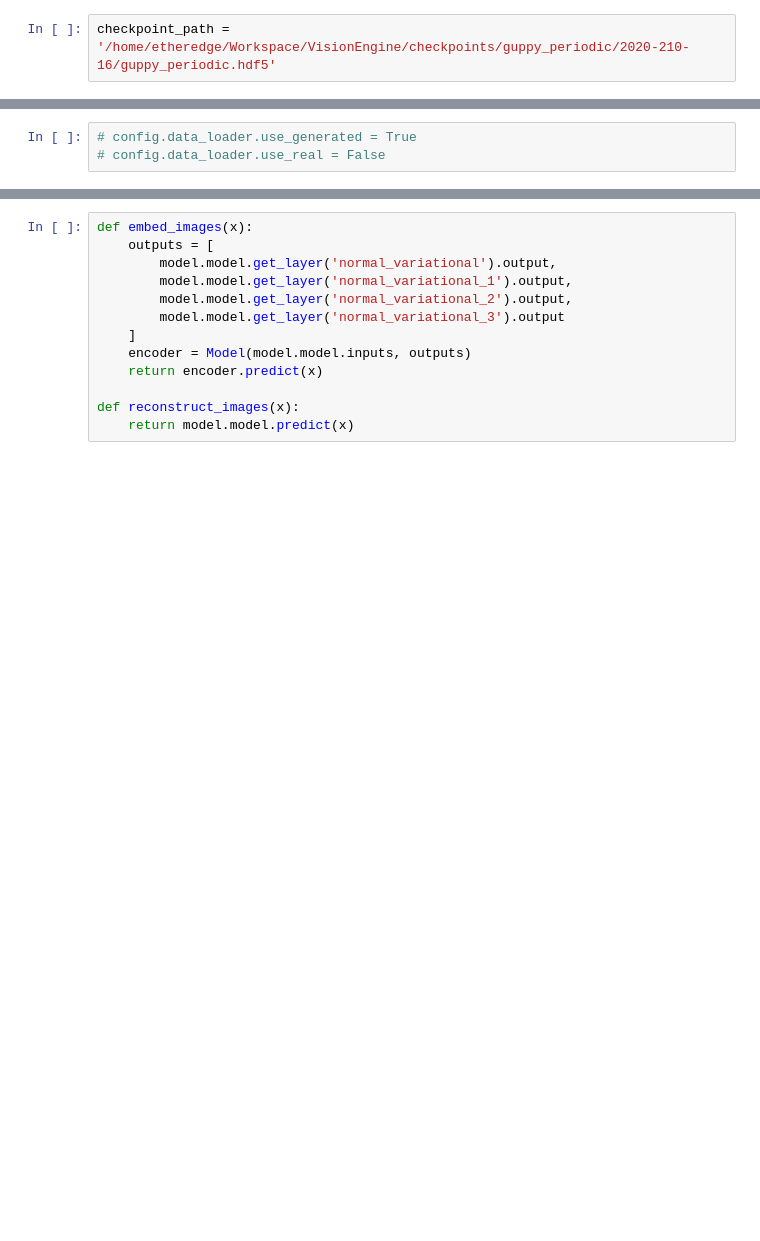
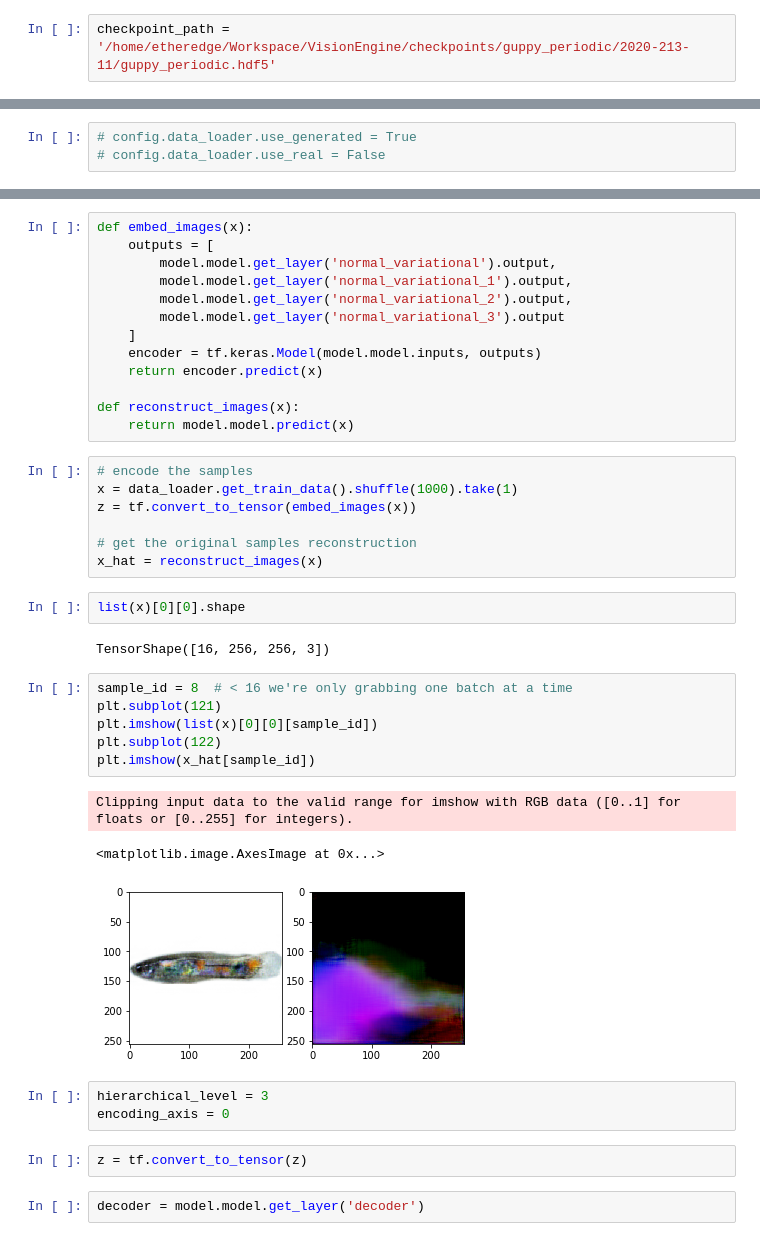
Before and after one commit to ietheredge/VisionEngine, a Jupyter notebook: notebooks/FeatureAttribution.ipynb, the cells around one changed output, grey strips where cells are left out. Drawn from its saved outputs; the diff is of its cells as text; blank space fills up the shorter version.

```diff
--- a/notebooks/FeatureAttribution.ipynb
+++ b/notebooks/FeatureAttribution.ipynb
@@ -15,5 +18,5 @@ pwd
 # %%
-checkpoint_path = '/home/etheredge/Workspace/VisionEngine/checkpoints/guppy_periodic/2020-210-16/guppy_periodic.hdf5'
+checkpoint_path = '/home/etheredge/Workspace/VisionEngine/checkpoints/guppy_periodic/2020-213-11/guppy_periodic.hdf5'
 # %%
 config_file = '/home/etheredge/Workspace/VisionEngine/VisionEngine/configs/guppy_periodic_config.json'
 config = process_config(config_file)
@@ -41,8 +118,36 @@ def embed_images(x):
         model.model.get_layer('normal_variational_2').output,
         model.model.get_layer('normal_variational_3').output
     ]
-    encoder = Model(model.model.inputs, outputs)
+    encoder = tf.keras.Model(model.model.inputs, outputs)
     return encoder.predict(x)
 
 def reconstruct_images(x):
     return model.model.predict(x)
+# %%
+# encode the samples
+x = data_loader.get_train_data().shuffle(1000).take(1)
+z = tf.convert_to_tensor(embed_images(x))
+
+# get the original samples reconstruction
+x_hat = reconstruct_images(x)
+# %%
+list(x)[0][0].shape
+# %% [output]
+TensorShape([16, 256, 256, 3])
+# %%
+sample_id = 8  # < 16 we're only grabbing one batch at a time
+plt.subplot(121)
+plt.imshow(list(x)[0][0][sample_id])
+plt.subplot(122)
+plt.imshow(x_hat[sample_id])
+# %% [output]
+Clipping input data to the valid range for imshow with RGB data ([0..1] for floats or [0..255] for integers).
+<matplotlib.image.AxesImage at 0x...>
+[figure, added]
+# %%
+hierarchical_level = 3
+encoding_axis = 0
+# %%
+z = tf.convert_to_tensor(z)
+# %%
+decoder = model.model.get_layer('decoder')
```
Also changed, not shown: parts of 18 cells of this notebook.
